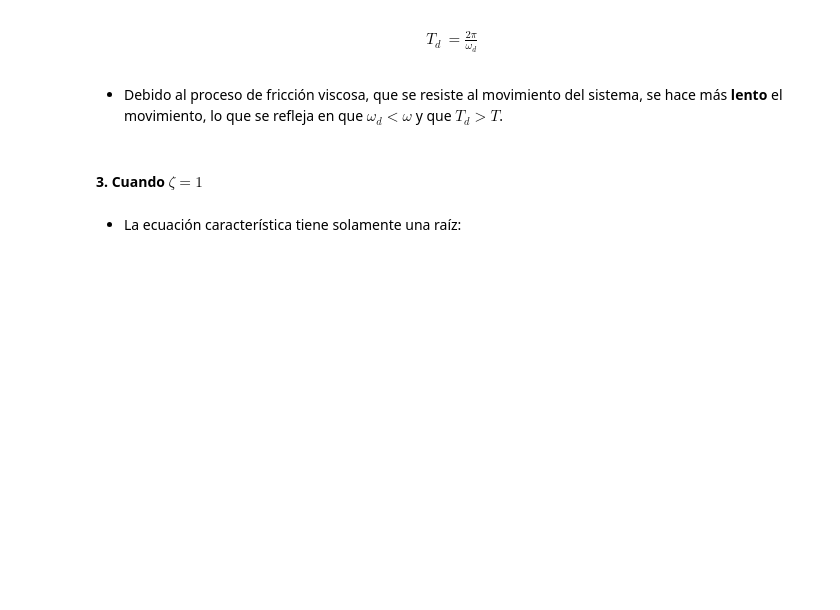
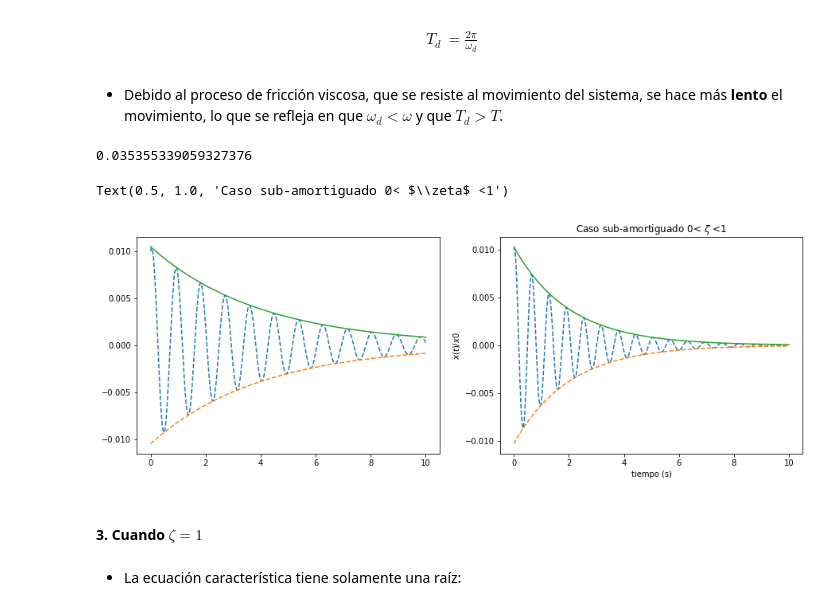
Before and after one commit to rafaelphayde/acus125-RafaelP-DanielaN, a Jupyter notebook: Tarea 2 - ACUS125 - Daniela Narvaez y Rafael Penailillo.ipynb, the cells around one changed output. Drawn from its saved outputs; the diff is of its cells as text; code cells hidden in the pictures; blank space fills up the shorter version.

```diff
--- a/Tarea 2 - ACUS125 - Daniela Narvaez y Rafael Penailillo.ipynb
+++ b/Tarea 2 - ACUS125 - Daniela Narvaez y Rafael Penailillo.ipynb
@@ -146,6 +157,70 @@ T_{d}&=\frac{2\pi}{\omega_{d}}
 \end{align*}
 # %% [markdown]
 * Debido al proceso de fricción viscosa, que se resiste al movimiento del sistema, se hace más **lento** el movimiento, lo que se refleja en que $\omega_{d}<\omega$ y que $T_{d}>T$.
+# %%
+import numpy as np
+from matplotlib import pyplot as plt
+
+# Datos ejemplo 1
+m = 10 # kg
+c = 5 # kg/s
+k = 500 # N/m
+t    = np.linspace(0., 10.0, num=500)
+# Condiciones iniciales
+x0   = 0.01 # m
+v0   = 0.02  # m/s
+
+# Calculamos los parametros
+zeta = c/(2*np.sqrt(k*m))
+w0   = np.sqrt(k/m)
+wd   = w0*np.sqrt(1-zeta**2)
+A    = np.sqrt(x0**2+((v0+zeta*w0*x0)/wd)**2)
+fid  = np.arctan((x0*wd)/(v0+zeta*w0*x0))
+T    = 2*np.pi/wd
+
+print(zeta)
+
+# Gráficamos la solución
+x    = A*np.exp(-zeta*w0*t)*np.sin(wd*t+fid)
+#ax   = plt.gca()
+
+# Datos ejemplo 2
+m2 = 5 # kg
+c2 = 5 # kg/s
+k2 = 500 # N/m
+# Condiciones iniciales
+x0_2   = 0.01 # m
+v0_2   = 0.02  # m/s
+
+# Calculamos los parametros
+zeta2 = c2/(2*np.sqrt(k2*m2))
+w0_2   = np.sqrt(k2/m2)
+wd_2   = w0_2*np.sqrt(1-zeta2**2)
+A2    = np.sqrt(x0_2**2+((v0_2+zeta2*w0_2*x0_2)/wd_2)**2)
+fid2 = np.arctan((x0_2*wd_2)/(v0_2+zeta2*w0_2*x0_2))
+T2    = 2*np.pi/wd_2
+
+# Gráficamos la solución
+y    = A2*np.exp(-zeta2*w0_2*t)*np.sin(wd_2*t2+fid2)
+#ax   = plt.gca()
+
+fig,ax= plt.subplots(1,2,figsize=(15,5))
+
+ax[0].plot(t, x,'--',t,-A*np.exp(-zeta*w0*t),'--',label='$\zeta=0.035$')
+ax[0].plot(t,A*np.exp(-zeta*w0*t))
+
+
+
+ax[1].plot(t,y,'--',t,-A2*np.exp(-zeta2*w0_2*t),'--',label='$\zeta=$')
+ax[1].plot(t,A2*np.exp(-zeta2*w0_2*t))
+
+plt.xlabel('tiempo (s)')
+plt.ylabel('$x(t)/x0$ ')
+plt.title('Caso sub-amortiguado 0< $\zeta$ <1')
+# %% [output]
+0.035355339059327376
+Text(0.5, 1.0, 'Caso sub-amortiguado 0< $\\zeta$ <1')
+[figure, added]
 # %% [markdown]
 #### 3. Cuando $\zeta=1$
 # %% [markdown]
```
Also changed, not shown: parts of 46 cells of this notebook.
